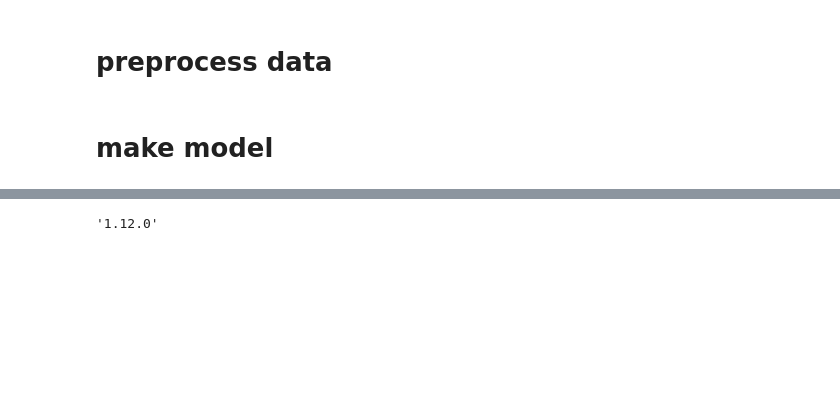
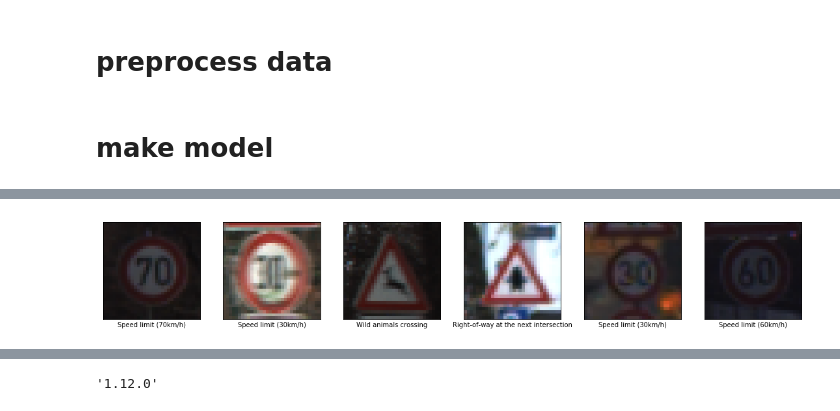
Before and after one commit to dotmesh-io/dotscience-roadsigns, a Jupyter notebook: roadsigns.ipynb, the cells around one changed output, grey strips where cells are left out. Cells and saved outputs as stored; diff of their text form; code cells hidden in the pictures; blank space fills up the shorter version.

Commit message:
prints test signs for sanity checking predictions

```diff
--- a/roadsigns.ipynb
+++ b/roadsigns.ipynb
@@ -244,0 +285,4 @@ array([[0.0000000e+00, 0.0000000e+00, 0.0000000e+00, ..., 5.2460611e-24,
+# %%
+list_images(X_test, y_test)
+# %% [output]
+[figure, added]
```
Also changed, not shown: parts of 17 cells of this notebook.
